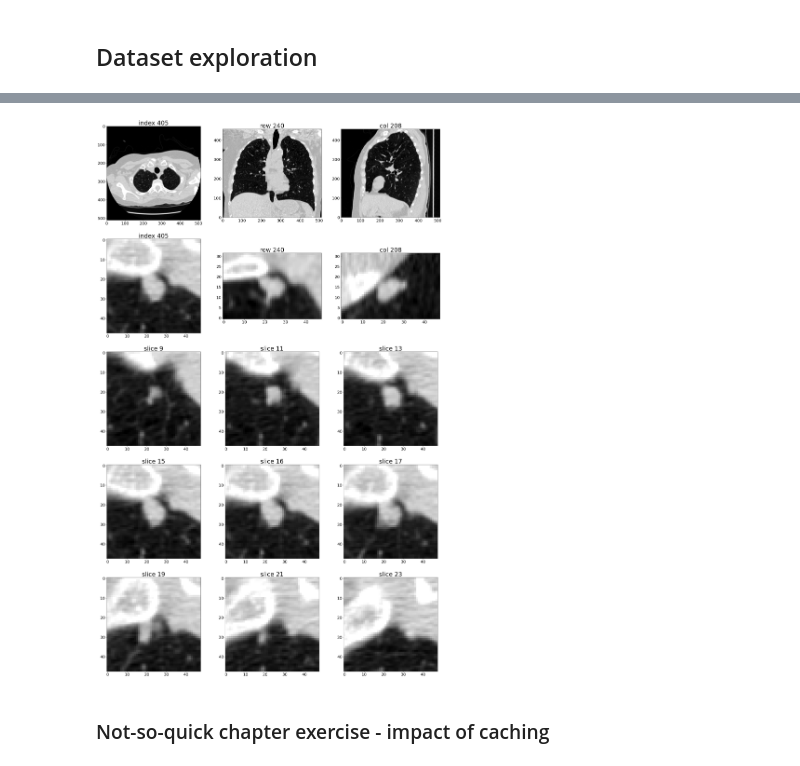
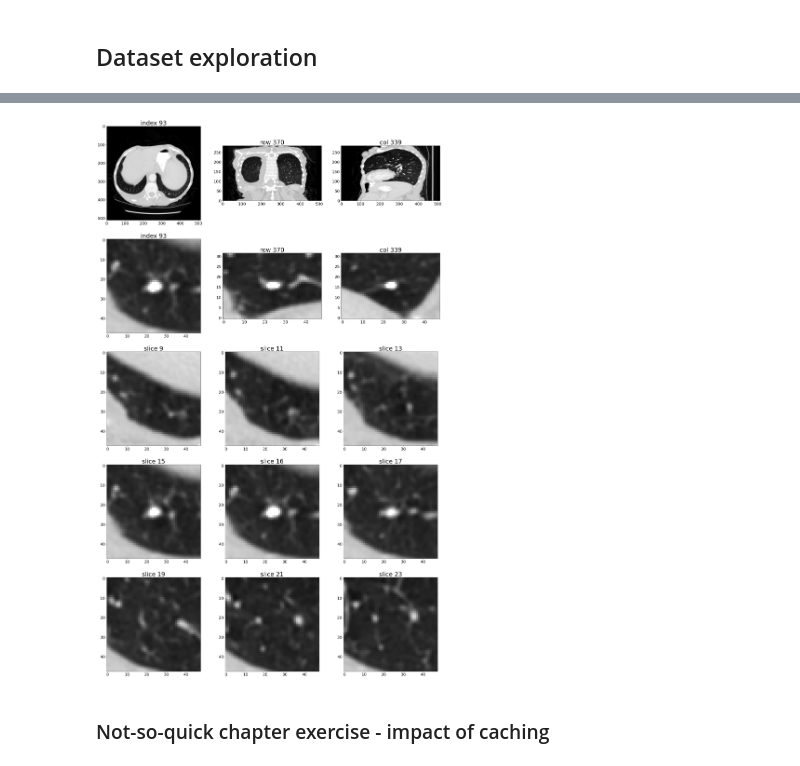
Before and after one commit to masoncusack/DeepLearningWithPyTorch, a Jupyter notebook: part2/notebooks/Classification.ipynb, the cells around one changed output, grey strips where cells are left out. Saved outputs shown, nothing was run; the diff lists cells and outputs as text; code cells hidden in the pictures.

```diff
--- a/part2/notebooks/Classification.ipynb
+++ b/part2/notebooks/Classification.ipynb
@@ -526,13 +570,10 @@ for i in range(0, len(diameter_list), 100):
 # %%
 # Data visualisation helpers (vis.py)
-
-import numpy as np
-import matplotlib.pyplot as plt
 
 clim=(-1000.0, 300)
 
 def findPositiveSamples(start_ndx=0, limit=100):
-    ds = LunaDataset()
+    ds = LunaDataset(sortby_str='label_and_size')
 
     positiveSample_list = []
     for sample_tup in ds.candidateInfo_list:
@@ -557,8 +598,10 @@ def showCandidate(series_uid, batch_ndx=None, **kwargs):
             batch_ndx = 0
 
     ct = Ct(series_uid)
-    ct_t, pos_t, series_uid, center_irc = ds[batch_ndx]
+
+    ct_t, pos_t, _, series_uid, center_irc = ds[batch_ndx]
     ct_a = ct_t[0].numpy()
+    print(ct_a)
 
     fig = plt.figure(figsize=(30, 50))
 
@@ -624,6 +667,8 @@ import matplotlib.pyplot as plt
 %matplotlib inline
 positiveSample_list = findPositiveSamples()
 
-series_uid = positiveSample_list[11][2]
+print(f"positiveSample_list: {positiveSample_list}")
+series_uid = positiveSample_list[11][4]
+print(f"Chosen series_uid: {series_uid}")
 showCandidate(series_uid)
 # %% [output]
@@ -647,4 +692,4 @@ showCandidate(series_uid)
-[figure, old version]
+[figure, new version]
 # %%
 import time
 
```
Also changed, not shown: parts of 10 cells of this notebook, 1 other file.
